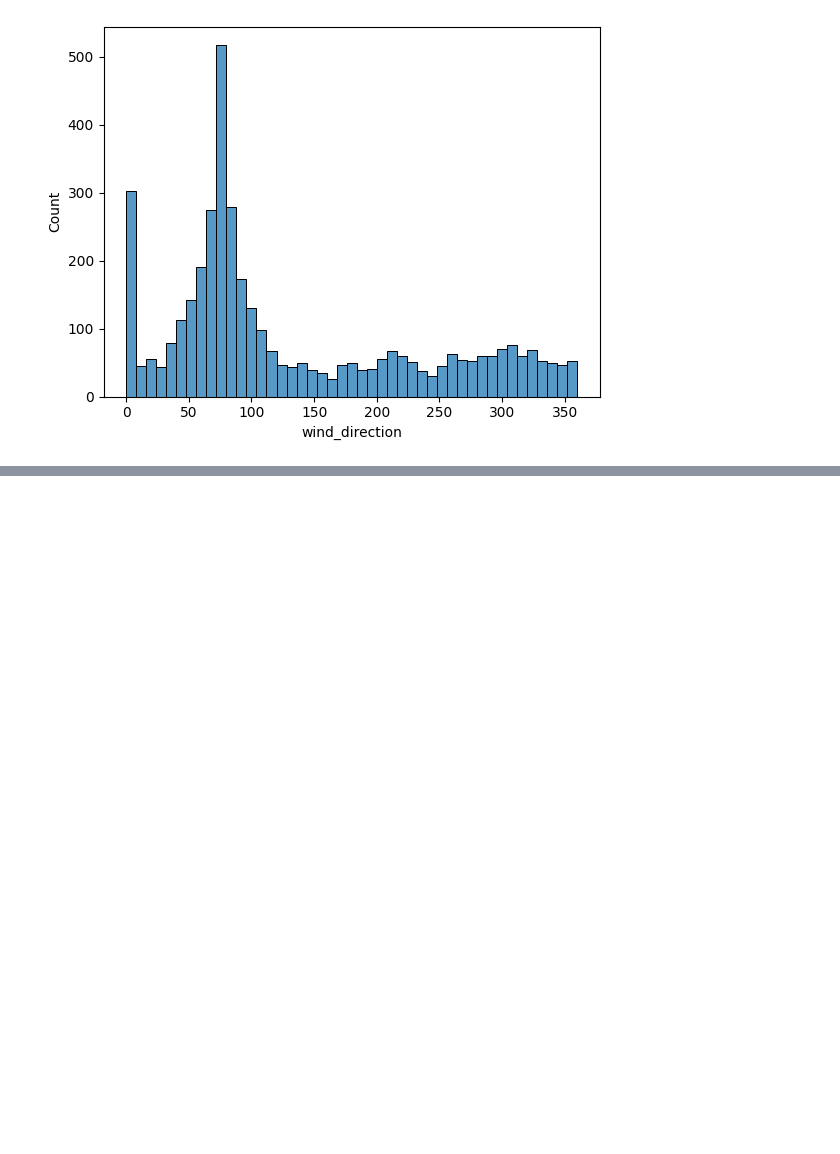
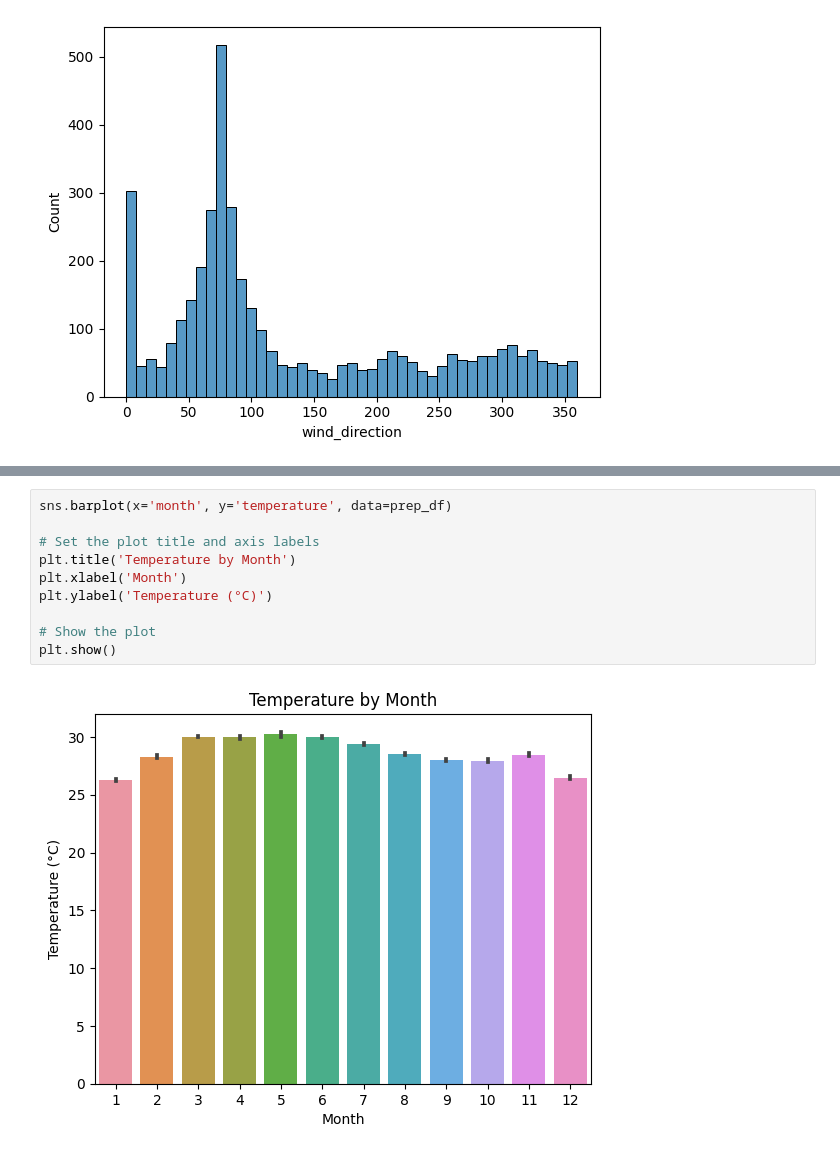
Before and after one commit to chusanapunn/SmartEnvi_AY3T2, a Jupyter notebook: smartEnviA.ipynb, the cells around one changed output, grey strips where cells are left out. Saved outputs shown, nothing was run; the diff lists cells and outputs as text; blank space fills up the shorter version.

Commit message:
tempt barplot

```diff
--- a/smartEnviA.ipynb
+++ b/smartEnviA.ipynb
@@ -257,0 +276,12 @@ sns.histplot(data=ctemp, x="temperature",bins=30)
+# %%
+sns.barplot(x='month', y='temperature', data=prep_df)
+
+# Set the plot title and axis labels
+plt.title('Temperature by Month')
+plt.xlabel('Month')
+plt.ylabel('Temperature (°C)')
+
+# Show the plot
+plt.show()
+# %% [output]
+[figure, added]
```
Also changed, not shown: parts of 5 cells of this notebook.
